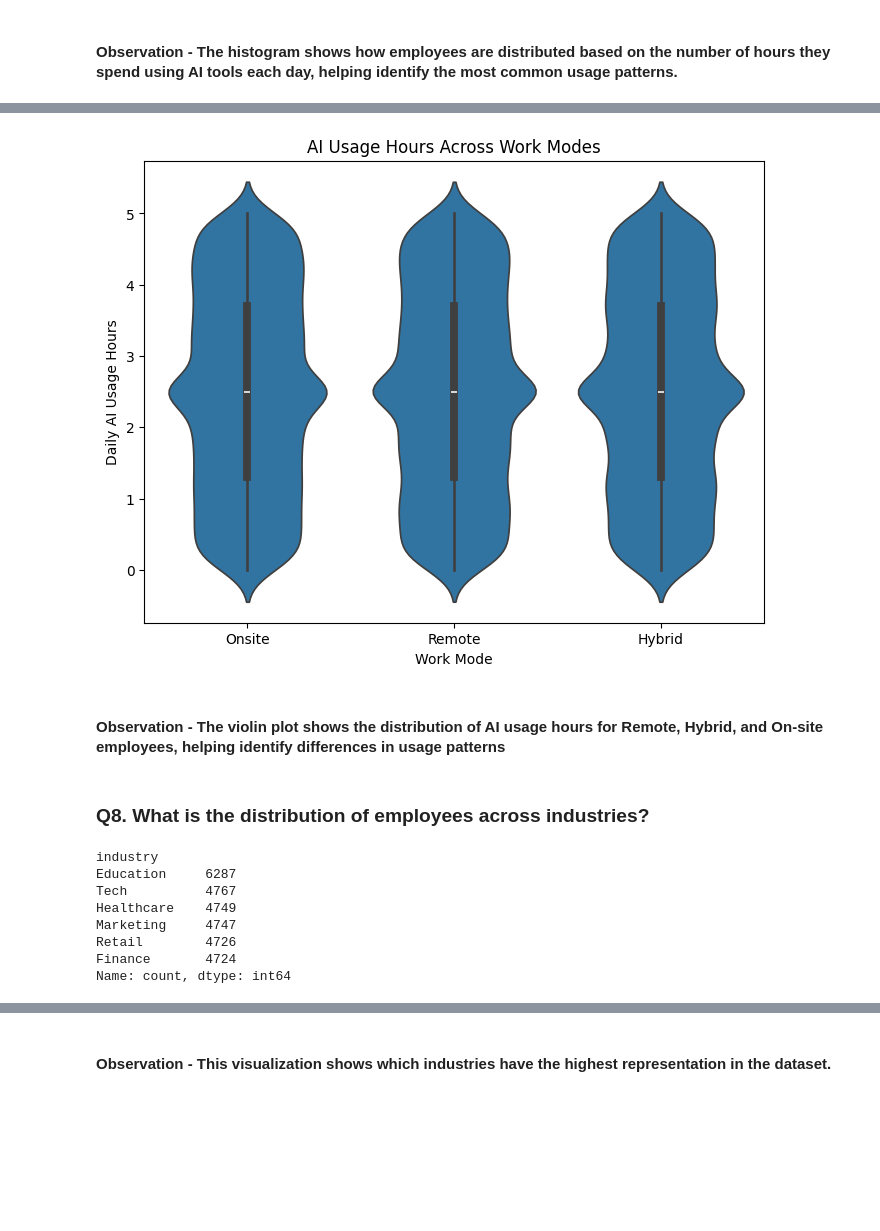
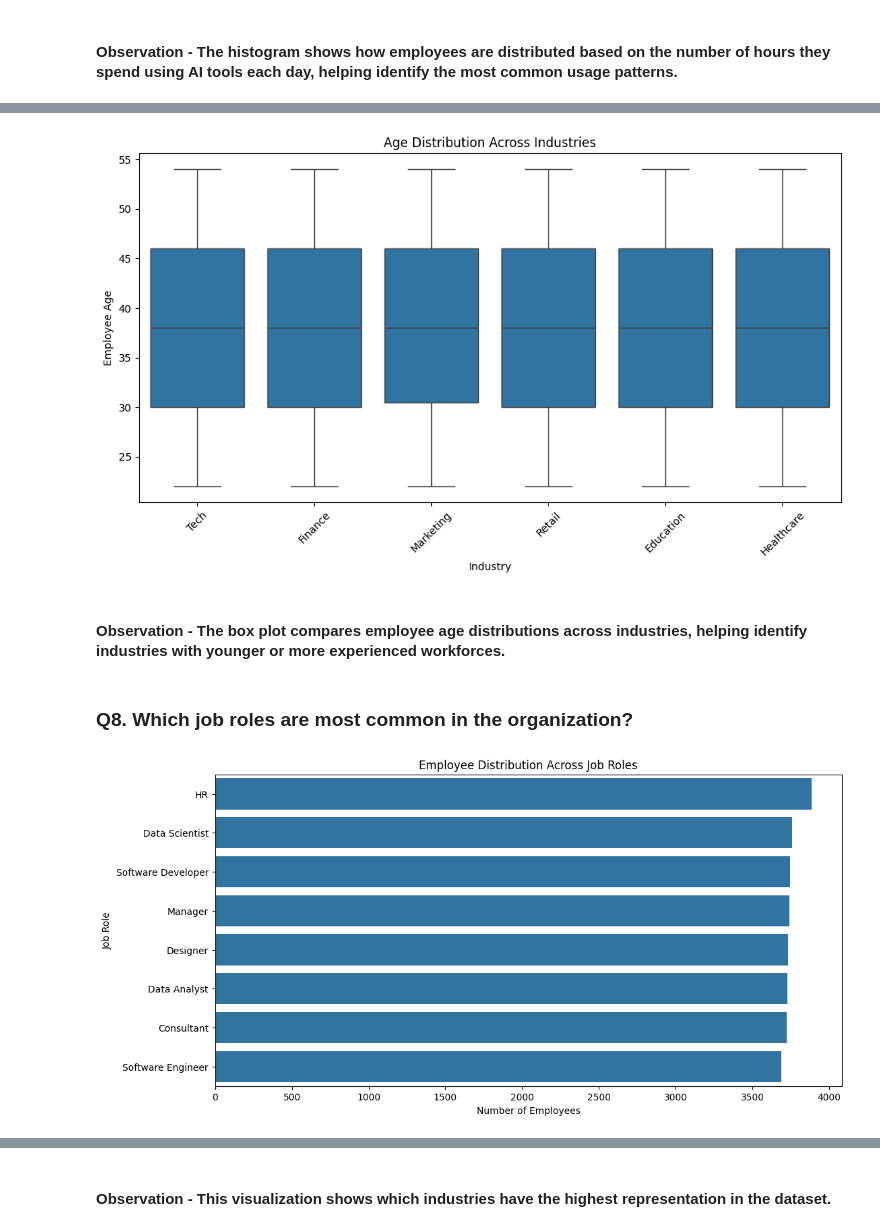
Before and after one commit to umang0015/AI-Tools-Usage-And-Productivity-Analysis, a Jupyter notebook: Project1-checkpoint.ipynb, the cells around one changed output, grey strips where cells are left out. Cells and saved outputs as stored; diff of their text form; code cells hidden in the pictures; blank space fills up the shorter version.

```diff
--- a/Project1-checkpoint.ipynb
+++ b/Project1-checkpoint.ipynb
@@ -582,31 +561,38 @@ df.groupby("remote_work_type")["daily_ai_usage_hours"].describe()
 # %%
-plt.figure(figsize=(8,6))
+plt.figure(figsize=(12,6))
 
-sns.violinplot(
+sns.boxplot(
     data=df,
-    x="remote_work_type",
-    y="daily_ai_usage_hours"
+    x="industry",
+    y="age"
 )
 
-plt.title("AI Usage Hours Across Work Modes")
-plt.xlabel("Work Mode")
-plt.ylabel("Daily AI Usage Hours")
+plt.title("Age Distribution Across Industries")
+plt.xlabel("Industry")
+plt.ylabel("Employee Age")
+
+plt.xticks(rotation=45)
 
 plt.show()
 # %% [output]
-[figure, old version]
+[figure, new version]
 # %% [markdown]
-#### Observation - The violin plot shows the distribution of AI usage hours for Remote, Hybrid, and On-site employees, helping identify differences in usage patterns
+#### Observation - The box plot compares employee age distributions across industries, helping identify industries with younger or more experienced workforces.
 # %% [markdown]
-### Q8. What is the distribution of employees across industries?
+### Q8. Which job roles are most common in the organization?
 # %%
-df["industry"].value_counts()
+plt.figure(figsize=(12,6))
+
+sns.countplot(
+    data=df,
+    y="job_role",
+    order=df["job_role"].value_counts().index
+)
+
+plt.title("Employee Distribution Across Job Roles")
+plt.xlabel("Number of Employees")
+plt.ylabel("Job Role")
+
+plt.show()
 # %% [output]
-industry
-Education     6287
-Tech          4767
-Healthcare    4749
-Marketing     4747
-Retail        4726
-Finance       4724
-Name: count, dtype: int64
+[figure, added]
```
Also changed, not shown: parts of 31 cells of this notebook.
